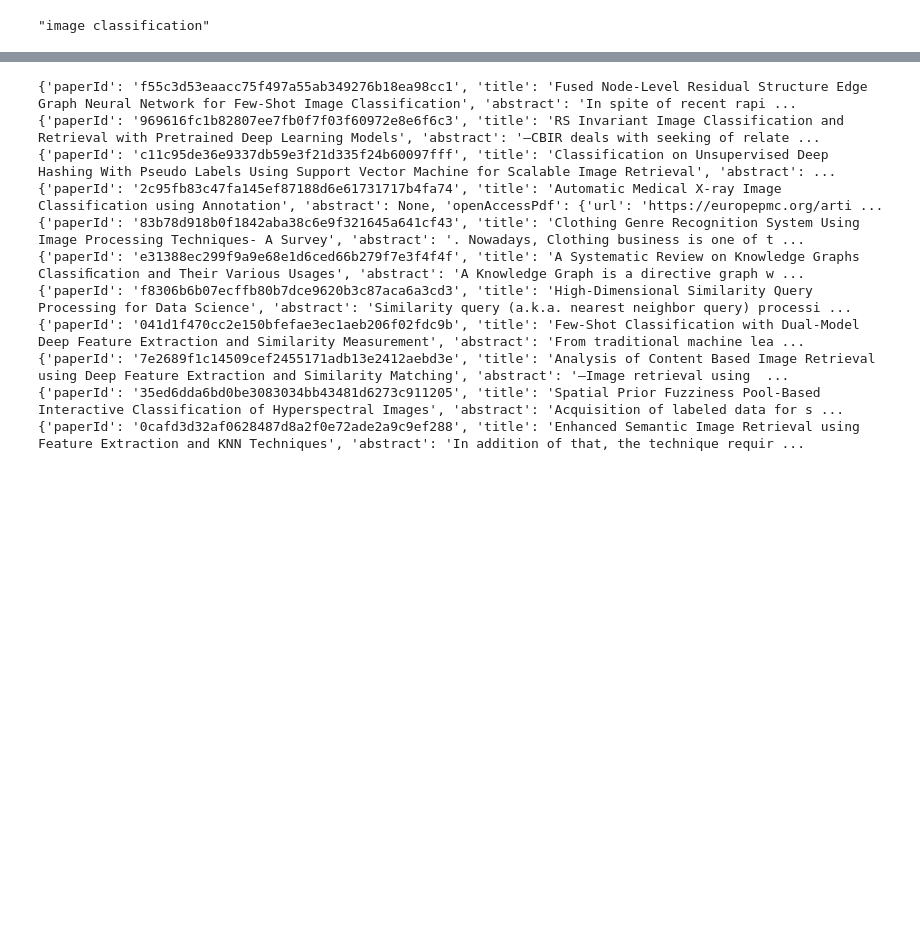
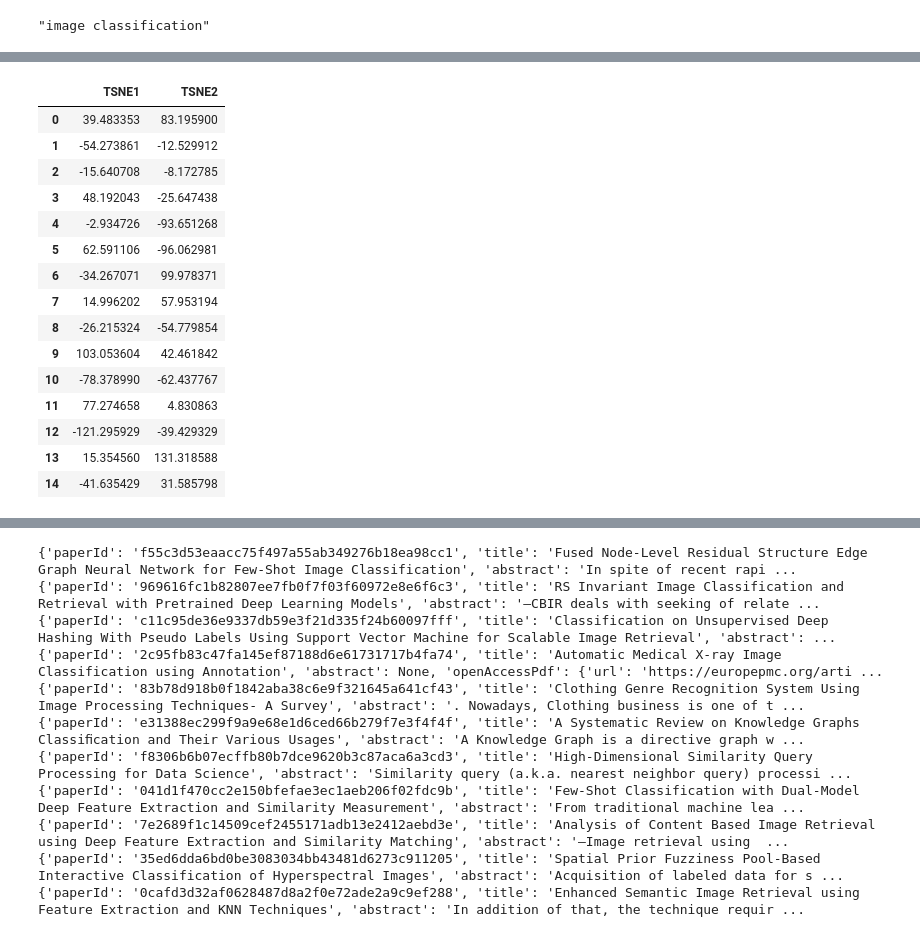
Before and after one commit to Aayushjn/ResearchBot, a Jupyter notebook: researchbot.ipynb, the cells around one changed output, grey strips where cells are left out. Cells and saved outputs as stored; diff of their text form; code cells hidden in the pictures; blank space fills up the shorter version.

```diff
--- a/researchbot.ipynb
+++ b/researchbot.ipynb
@@ -216,0 +200,26 @@ pprint(clusters)
+# %%
+X = np.array(df['embeddings'].to_list(), dtype=np.float32)
+X.shape[0]
+
+tsne = TSNE(perplexity=8, random_state=0, max_iter=1000)
+tsne_results = tsne.fit_transform(X)
+
+df_tsne = pd.DataFrame(tsne_results, columns=["TSNE1", "TSNE2"])
+df_tsne
+# %% [output]
+|  | TSNE1 | TSNE2 |
+| 0 | 39.483353 | 83.195900 |
+| 1 | -54.273861 | -12.529912 |
+| 2 | -15.640708 | -8.172785 |
+| 3 | 48.192043 | -25.647438 |
+| 4 | -2.934726 | -93.651268 |
+| 5 | 62.591106 | -96.062981 |
+| 6 | -34.267071 | 99.978371 |
+| 7 | 14.996202 | 57.953194 |
+| 8 | -26.215324 | -54.779854 |
+| 9 | 103.053604 | 42.461842 |
+| 10 | -78.378990 | -62.437767 |
+| 11 | 77.274658 | 4.830863 |
+| 12 | -121.295929 | -39.429329 |
+| 13 | 15.354560 | 131.318588 |
+| 14 | -41.635429 | 31.585798 |
```
Also changed, not shown: parts of 12 cells of this notebook, 2 other files.
